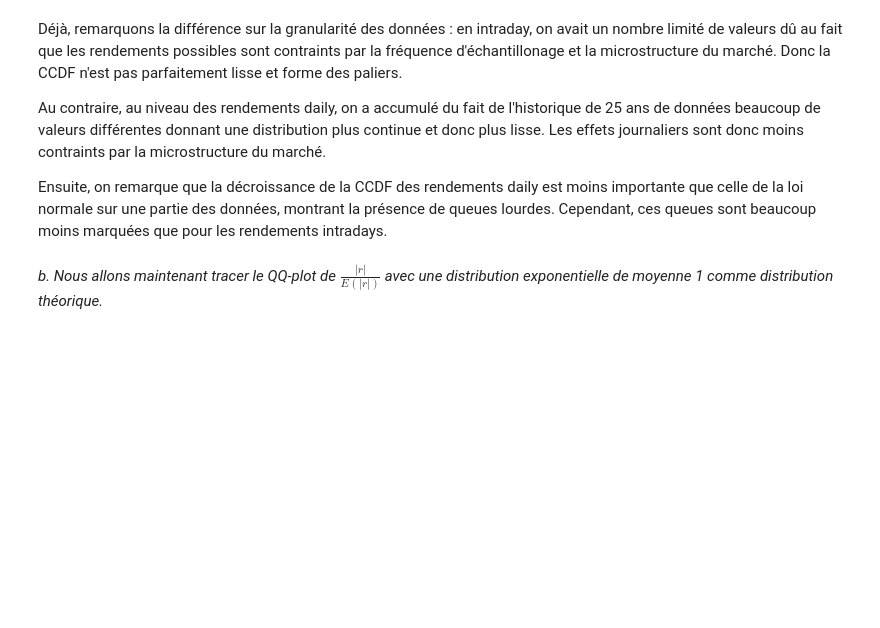
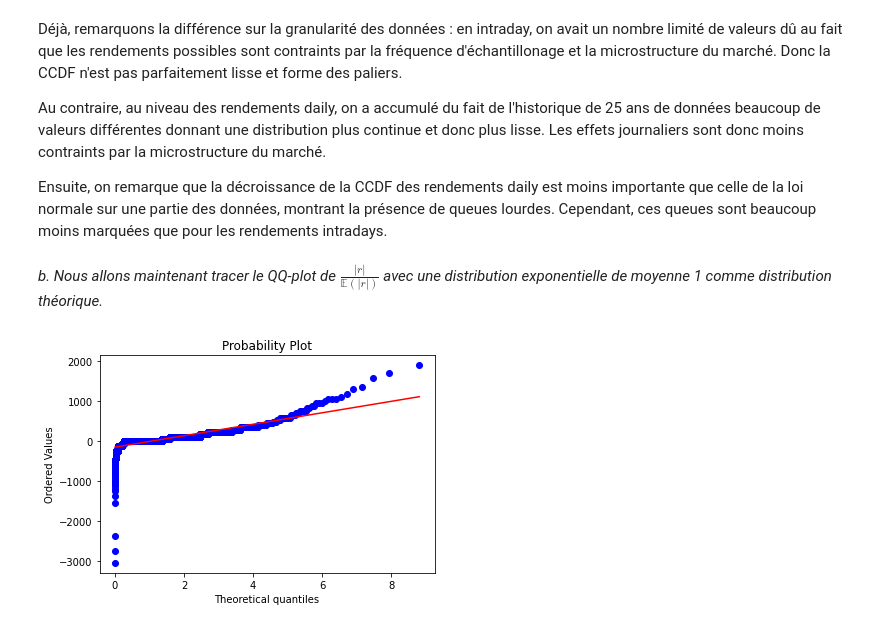
Before and after one commit to ethantrentin/Markets-Physic, a Jupyter notebook: TP1.ipynb, the cells around one changed output. Cells and saved outputs as stored; diff of their text form; code cells hidden in the pictures; blank space fills up the shorter version.

```diff
--- a/TP1.ipynb
+++ b/TP1.ipynb
@@ -212,4 +212,11 @@ Au contraire, au niveau des rendements daily, on a accumulé du fait de l'histor
 
 Ensuite, on remarque que la décroissance de la CCDF des rendements daily est moins importante que celle de la loi normale sur une partie des données, montrant la présence de queues lourdes. Cependant, ces queues sont beaucoup moins marquées que pour les rendements intradays.
 # %% [markdown]
-*b. Nous allons maintenant tracer le QQ-plot de $\frac{|r|}{E(|r|)}$ avec une distribution exponentielle de moyenne 1 comme distribution théorique.*
+*b. Nous allons maintenant tracer le QQ-plot de $\frac{|r|}{\mathbb{E}(|r|)}$ avec une distribution exponentielle de moyenne 1 comme distribution théorique.*
+# %%
+# On prend la distribution exponentielle de moyenne 1 comme distribution de référence pour le QQ-plot
+# On va tracer le QQ-plot des log-rendements divisés par l'espérance des log-rendements
+stats.probplot(AAPL_intraday_resampled["Log Returns"]/AAPL_intraday_resampled["Log Returns"].mean(), dist="expon", plot=plt)
+plt.show()
+# %% [output]
+[figure, added]
```
Also changed, not shown: parts of 3 cells of this notebook.
